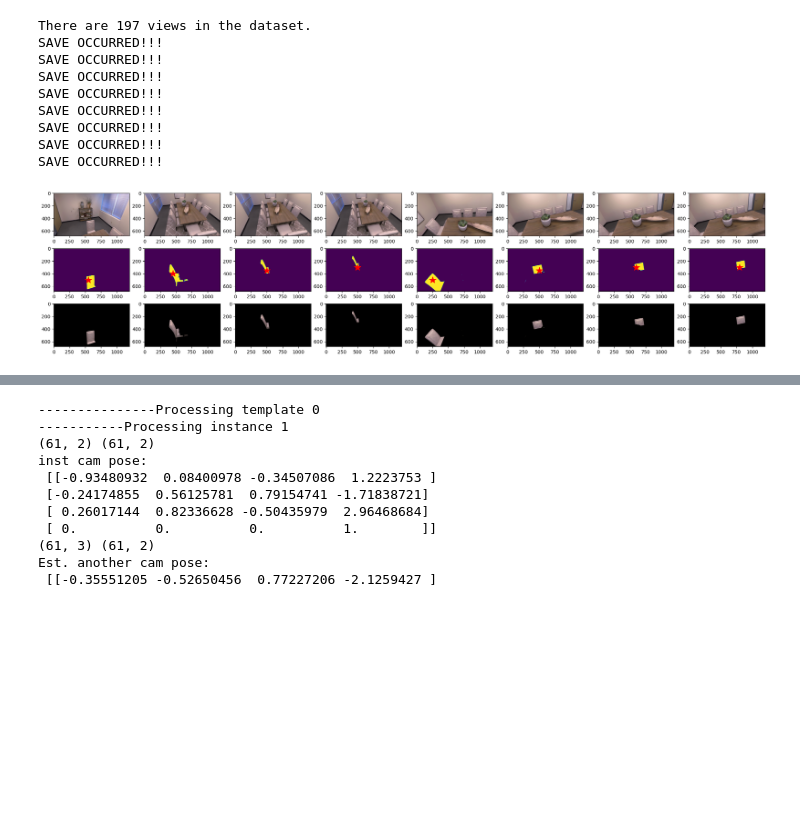
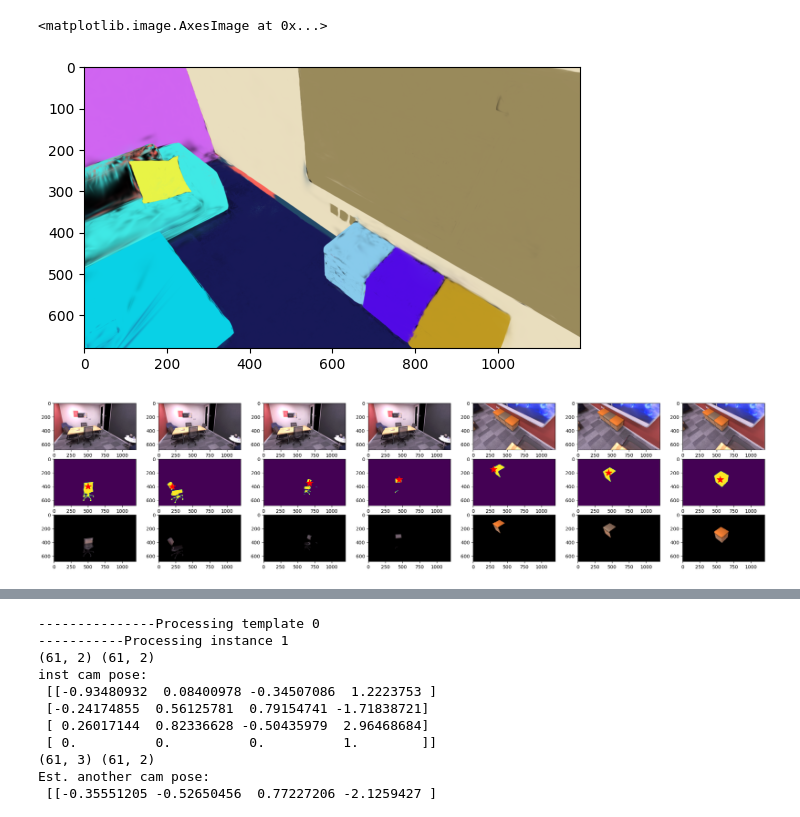
Before and after one commit to Strange-tech/Splat-n-Replace, a Jupyter notebook: template_3dgs.ipynb, the cells around one changed output, grey strips where cells are left out. Saved outputs shown, nothing was run; the diff lists cells and outputs as text; code cells hidden in the pictures; blank space fills up the shorter version.

```diff
--- a/template_3dgs.ipynb
+++ b/template_3dgs.ipynb
@@ -158,3 +192,24 @@ q_trans, q_trans_ = get_quantile_func(all_scales, 'uniform')
+# %%
+seg_score = torch.einsum('nc,bc->bn', cluster_centers.cpu(), normed_point_features.cpu())
+
+label_to_color = np.random.rand(1000, 3)
+point_colors = label_to_color[seg_score.argmax(dim = -1).cpu().numpy()]
+point_colors[seg_score.max(dim = -1)[0].detach().cpu().numpy() < 0.5] = (0,0,0)
+
+try:
+    scene_gaussians.roll_back()
+except:
+    pass
+
+bg_color = [0 for i in range(FEATURE_DIM)]
+background = torch.tensor(bg_color, dtype=torch.float32, device="cuda")
+
+rendered_seg_map = render(cameras[100], scene_gaussians, pipeline.extract(args), background, override_color=torch.from_numpy(point_colors).cuda().float())['render']
+
+plt.imshow(rendered_seg_map.permute([1,2,0]).detach().cpu().numpy())
+# %% [output]
+<matplotlib.image.AxesImage at 0x...>
+[figure, added]
 # %%
 
 if SCENE_NAME == 'replica_room/room0':
@@ -214,9 +269,6 @@ from torchvision.utils import save_image
 
 seg_inst_path = f"/root/autodl-tmp/data/{SCENE_NAME}/seg_inst"
 os.makedirs(seg_inst_path, exist_ok=True)
-
-cameras = scene.getTrainCameras()
-print("There are",len(cameras),"views in the dataset.")
 
 threshold = hyper_param["gaussian"]["similarity_threshold"]
 
@@ -226,6 +278,12 @@ fig, axs = plt.subplots(3, len(ref_img_camera_ids), figsize=(27, 6))
 rendered_features = []
 all_similarities = []
 all_query_features = []
+
+try:
+    scene_gaussians.roll_back()
+except:
+    pass
+
 for idx, ref_img_camera_id in enumerate(ref_img_camera_ids):
     view = deepcopy(cameras[ref_img_camera_id])
 
@@ -260,50 +318,41 @@ for idx, ref_img_camera_id in enumerate(ref_img_camera_ids):
     similarity[similarity != 0] = 1
     masked_image = view.original_image * similarity.unsqueeze(0)
     # print(view.original_image.shape)
     torch.save(similarity, f"{seg_inst_path}/{idx}.pt")
 
     point_features = feature_gaussians.get_point_features
     scale_conditioned_point_features = point_features
     normed_scale_conditioned_point_features = torch.nn.functional.normalize(scale_conditioned_point_features, dim = -1, p = 2)
     similarities = normed_scale_conditioned_point_features @ query_features # (N, k)
     similarities = torch.max(similarities, dim=-1).values
     similarities[similarities < threshold] = 0
     similarities[similarities != 0] = 1
 
     all_similarities.append(similarities)
     all_query_features.append(query_features)
 
     axs[0, idx].imshow(img)
     axs[0, idx].plot()
     axs[1, idx].imshow(similarity.detach().cpu().numpy())
     axs[1, idx].plot()
     axs[1, idx].plot(query_index[1], query_index[0], marker='*', color='red', markersize=15)  # 五角星标记
     axs[2, idx].imshow(masked_image.permute([1,2,0]).detach().cpu().numpy())
     axs[2, idx].plot()
 
-    print("SAVE OCCURRED!!!")
-    save_image(masked_image, f"{seg_inst_path}/{idx}.png")
+    # print("SAVE OCCURRED!!!")
+    # save_image(masked_image, f"{seg_inst_path}/{idx}.png")
 
-    s_g = deepcopy(scene_gaussians)
-    s_g.segment(similarities > 0)
-    radii = render(view, s_g, pipeline.extract(args), background)["radii"]
-    s_g.segment(radii > 0)
-    s_g.save_ply(f"{seg_inst_path}/{idx}.ply")
+    # s_g = deepcopy(scene_gaussians)
+    # s_g.segment(similarities > 0)
+    # radii = render(view, s_g, pipeline.extract(args), background)["radii"]
+    # s_g.segment(radii > 0)
+    # s_g.save_ply(f"{seg_inst_path}/{idx}.ply")
 
 
 all_similarities = torch.stack(all_similarities, dim=0)
 all_similarities = torch.any(all_similarities.bool(), dim=0).int()
 # %% [output]
-There are 197 views in the dataset.
-SAVE OCCURRED!!!
-SAVE OCCURRED!!!
-SAVE OCCURRED!!!
-SAVE OCCURRED!!!
-SAVE OCCURRED!!!
-SAVE OCCURRED!!!
-SAVE OCCURRED!!!
-SAVE OCCURRED!!!
-[figure, old version]
+[figure, new version]
 # %%
 try:
     scene_gaussians.roll_back()
```
Also changed, not shown: parts of 10 cells of this notebook, 13 other files.
